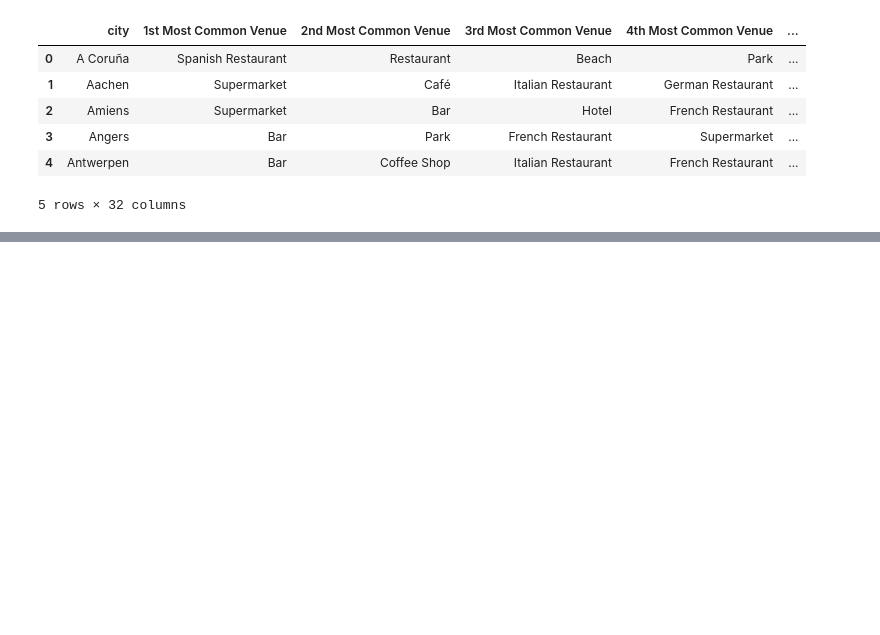
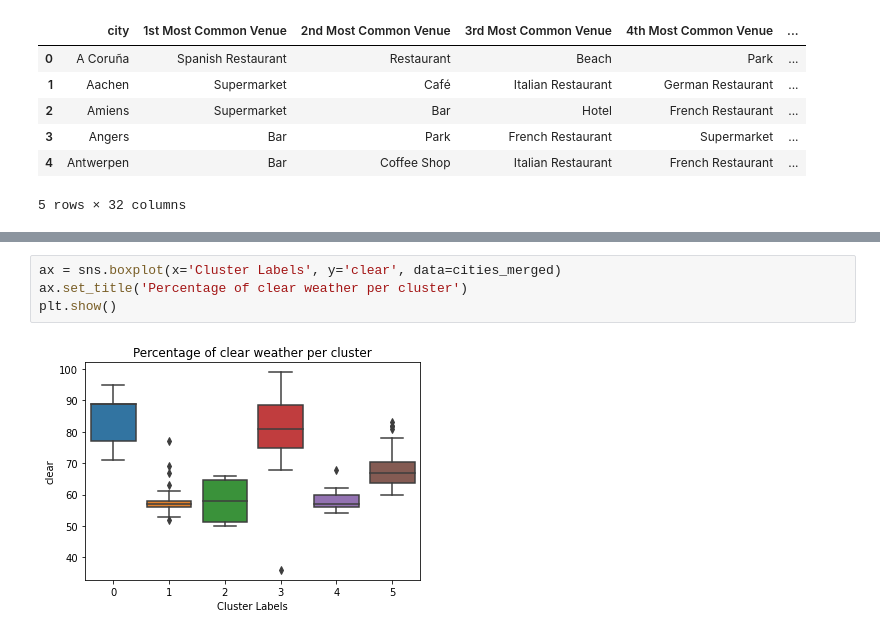
Before and after one commit to xLinkoln/ibm_DataScienceCapstone, a Jupyter notebook: Battle of Neighborhoods.ipynb, the cells around one changed output, grey strips where cells are left out. Drawn from its saved outputs; the diff is of its cells as text; blank space fills up the shorter version.

```diff
--- a/Battle of Neighborhoods.ipynb
+++ b/Battle of Neighborhoods.ipynb
@@ -499,0 +871,6 @@ cities_venues_sorted.head()
+# %%
+ax = sns.boxplot(x='Cluster Labels', y='clear', data=cities_merged)
+ax.set_title('Percentage of clear weather per cluster')
+plt.show()
+# %% [output]
+[figure, added]
```
Also changed, not shown: parts of 61 cells of this notebook.
